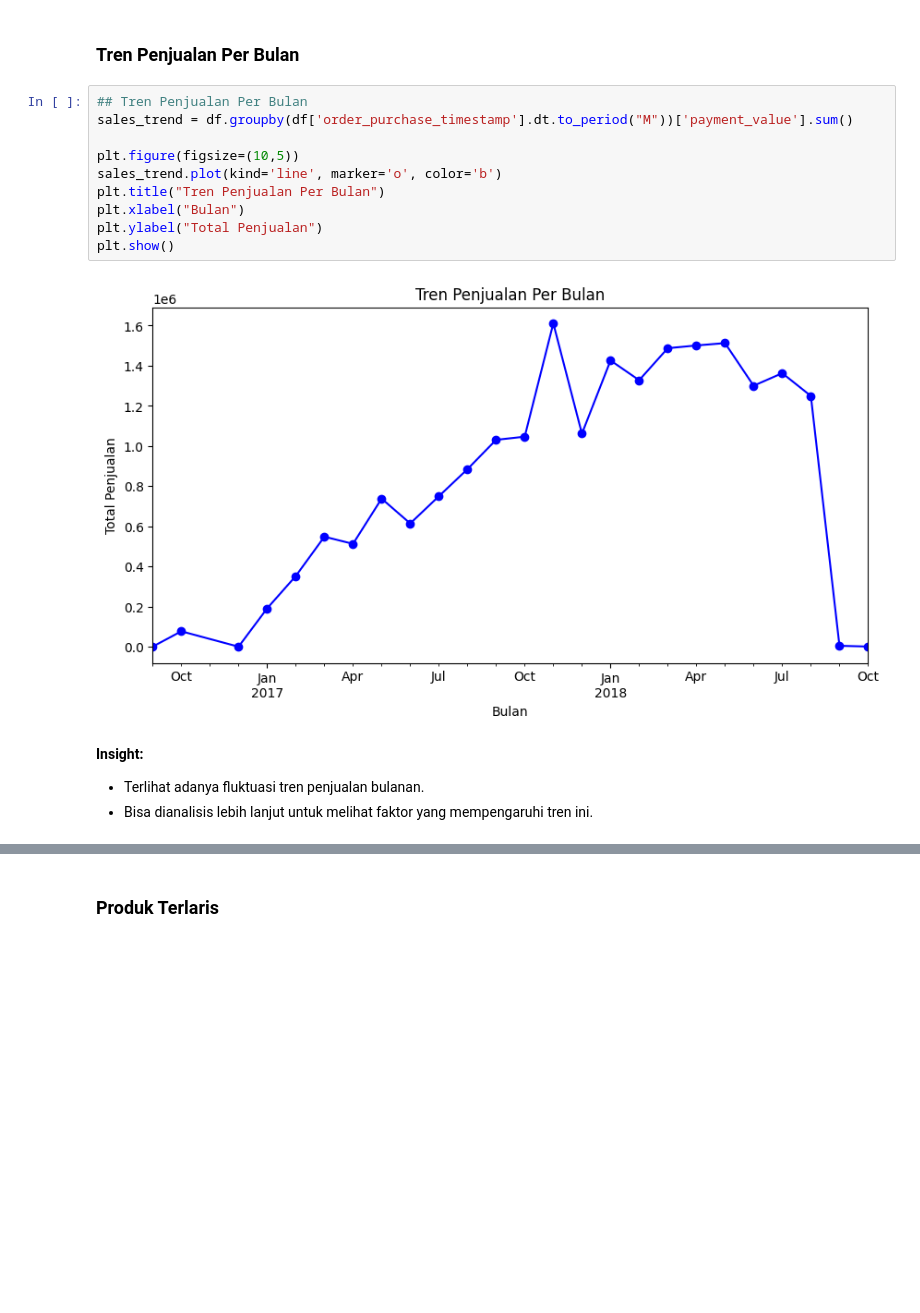
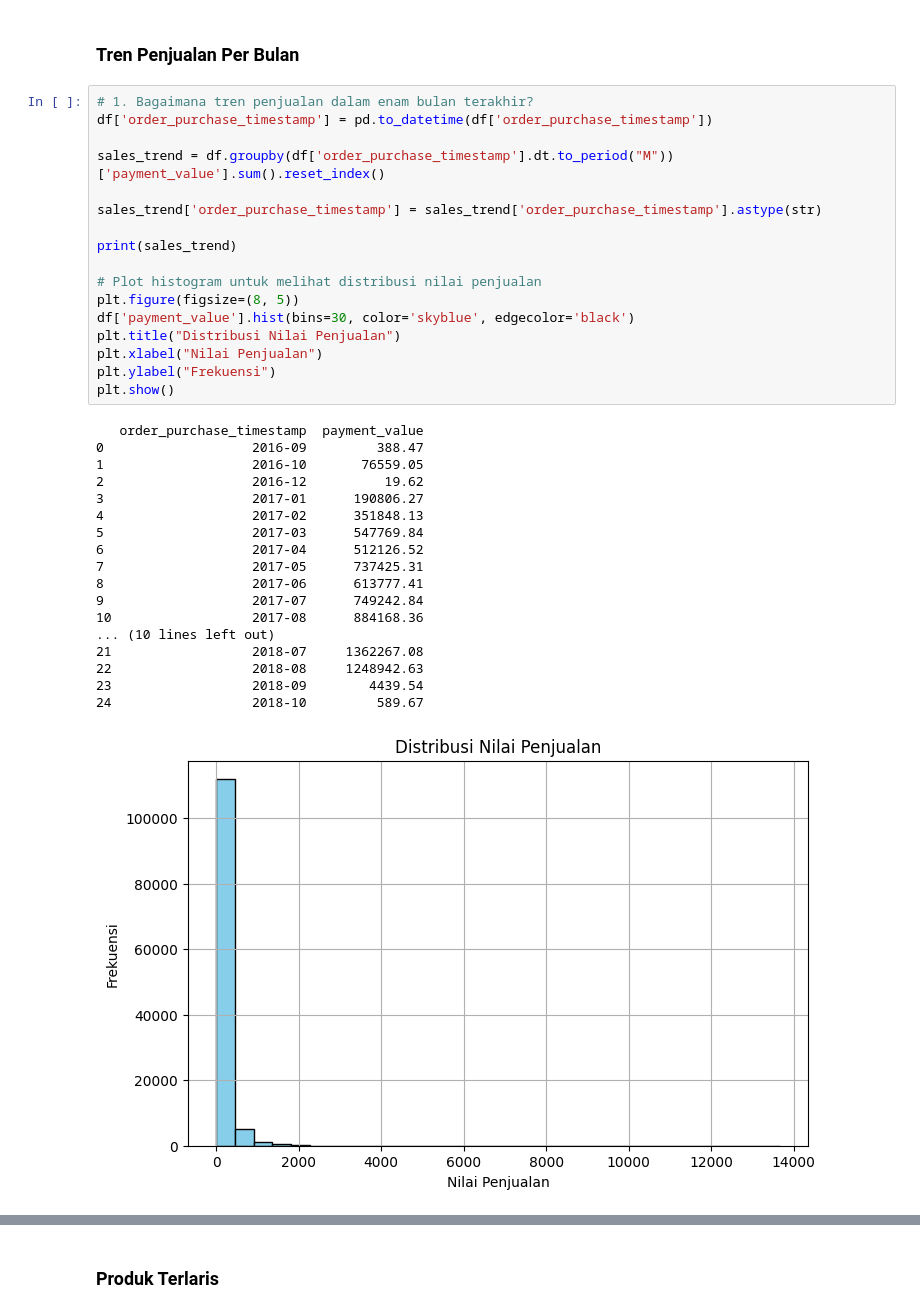
Before and after one commit to Elyz-ra/E-Commerce-Data-Analysis, a Jupyter notebook: notebook.ipynb, the cells around one changed output, grey strips where cells are left out. Drawn from its saved outputs; the diff is of its cells as text; blank space fills up the shorter version.

Commit message:
add histogram and conclusion

```diff
--- a/notebook.ipynb
+++ b/notebook.ipynb
@@ -100,19 +100,39 @@ df.drop(columns=['customer_unique_id', 'seller_zip_code_prefix'], inplace=True)
 ## Exploratory Data Analysis (EDA)
 # %% [markdown]
 ### Tren Penjualan Per Bulan
-# %%
-## Tren Penjualan Per Bulan
-sales_trend = df.groupby(df['order_purchase_timestamp'].dt.to_period("M"))['payment_value'].sum()
-
-plt.figure(figsize=(10,5))
-sales_trend.plot(kind='line', marker='o', color='b')
-plt.title("Tren Penjualan Per Bulan")
-plt.xlabel("Bulan")
-plt.ylabel("Total Penjualan")
-plt.show()
-# %% [output]
-[figure, removed]
-# %% [markdown]
-**Insight:**
-- Terlihat adanya fluktuasi tren penjualan bulanan.
-- Bisa dianalisis lebih lanjut untuk melihat faktor yang mempengaruhi tren ini.
+# %%
+# 1. Bagaimana tren penjualan dalam enam bulan terakhir?
+df['order_purchase_timestamp'] = pd.to_datetime(df['order_purchase_timestamp'])
+
+sales_trend = df.groupby(df['order_purchase_timestamp'].dt.to_period("M"))['payment_value'].sum().reset_index()
+
+sales_trend['order_purchase_timestamp'] = sales_trend['order_purchase_timestamp'].astype(str)
+
+print(sales_trend)
+
+# Plot histogram untuk melihat distribusi nilai penjualan
+plt.figure(figsize=(8, 5))
+df['payment_value'].hist(bins=30, color='skyblue', edgecolor='black')
+plt.title("Distribusi Nilai Penjualan")
+plt.xlabel("Nilai Penjualan")
+plt.ylabel("Frekuensi")
+plt.show()
+# %% [output]
+   order_purchase_timestamp  payment_value
+0                   2016-09         388.47
+1                   2016-10       76559.05
+2                   2016-12          19.62
+3                   2017-01      190806.27
+4                   2017-02      351848.13
+5                   2017-03      547769.84
+6                   2017-04      512126.52
+7                   2017-05      737425.31
+8                   2017-06      613777.41
+9                   2017-07      749242.84
+10                  2017-08      884168.36
+... (10 lines left out)
+21                  2018-07     1362267.08
+22                  2018-08     1248942.63
+23                  2018-09        4439.54
+24                  2018-10         589.67
+[figure, added]
```
Also changed, not shown: parts of 18 cells of this notebook.
